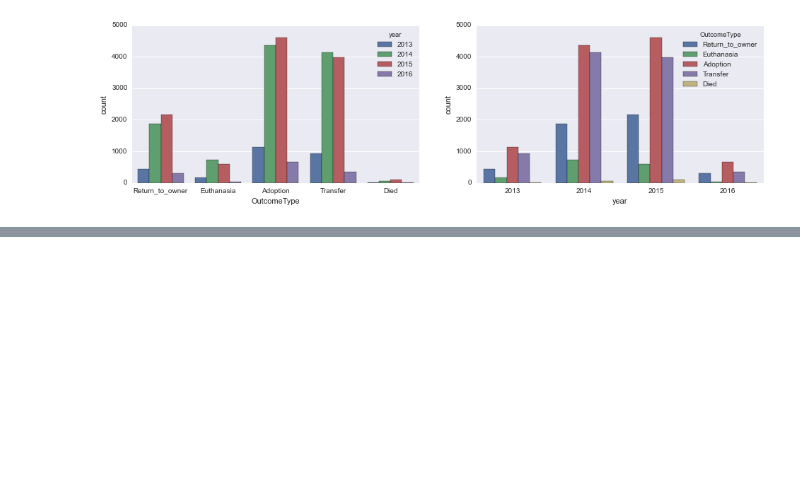
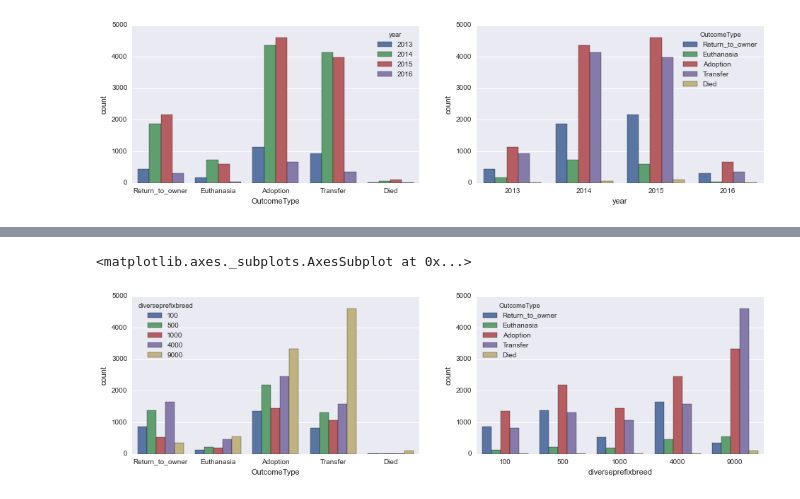
Before and after one commit to abhishek-ch/evolveML, a Jupyter notebook: kaggle/shelteranimaloutcomes/shelteranimal_exploratory_analysis.ipynb, the cells around one changed output, grey strips where cells are left out. Cells and saved outputs as stored; diff of their text form; code cells hidden in the pictures; blank space fills up the shorter version.

```diff
--- a/kaggle/shelteranimaloutcomes/shelteranimal_exploratory_analysis.ipynb
+++ b/kaggle/shelteranimaloutcomes/shelteranimal_exploratory_analysis.ipynb
@@ -131,0 +171,20 @@ sns.countplot(data=animals, x='year',hue='OutcomeType', ax=ax2)
+# %%
+def diverse_breed_frequency(x):
+    x = str(x)
+    breed_freq = breed_dict.get(x)
+
+    if breed_freq >=0 and breed_freq < 100: return 100
+    if breed_freq >100 and breed_freq < 500: return 500
+    if breed_freq >300 and breed_freq < 1000: return 1000
+    if breed_freq >1000 and breed_freq < 4000: return 4000
+    if breed_freq >4000 and breed_freq < 7000: return 8000
+    if breed_freq >7000 and breed_freq < 9000: return 9000
+    return 10000
+# %%
+animals['diverseprefixbreed'] = animals.prefixbreed.apply(diverse_breed_frequency)
+f, (ax1, ax2) = plt.subplots(1, 2, figsize=(16, 4))
+sns.countplot(data=animals, x='OutcomeType',hue='diverseprefixbreed',ax=ax1)
+sns.countplot(data=animals, x='diverseprefixbreed',hue='OutcomeType',ax=ax2)
+# %% [output]
+<matplotlib.axes._subplots.AxesSubplot at 0x...>
+[figure, added]
```
Also changed, not shown: parts of 6 cells of this notebook.
